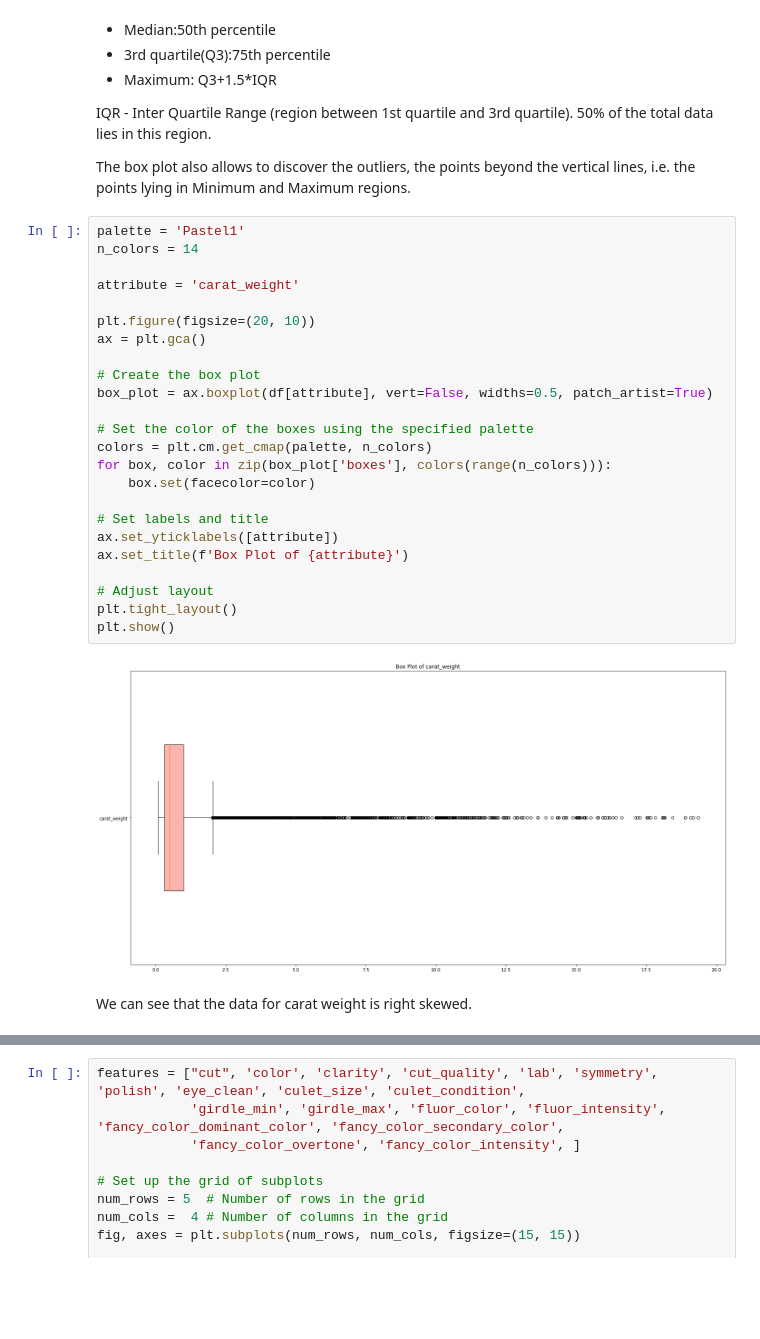
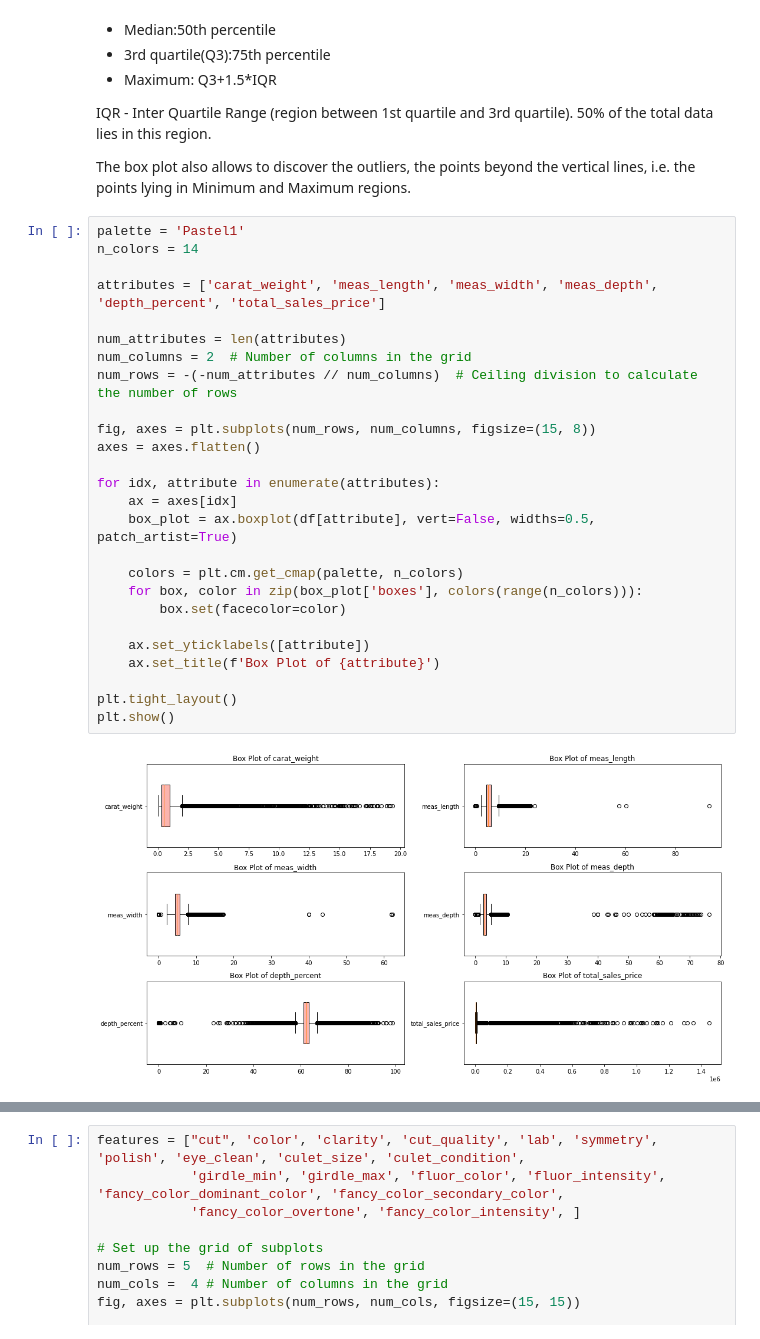
Before and after one commit to NancyPatel11/Data-Mining-Course-Project-1, a Jupyter notebook: Nancy_EDA.ipynb, the cells around one changed output, grey strips where cells are left out. Drawn from its saved outputs; the diff is of its cells as text; blank space fills up the shorter version.

```diff
--- a/Nancy_EDA.ipynb
+++ b/Nancy_EDA.ipynb
@@ -66,28 +66,28 @@ The box plot also allows to discover the outliers, the points beyond the vertica
 # %%
 palette = 'Pastel1'
 n_colors = 14
 
-attribute = 'carat_weight'
+attributes = ['carat_weight', 'meas_length', 'meas_width', 'meas_depth', 'depth_percent', 'total_sales_price']
 
-plt.figure(figsize=(20, 10))
-ax = plt.gca()
+num_attributes = len(attributes)
+num_columns = 2  # Number of columns in the grid
+num_rows = -(-num_attributes // num_columns)  # Ceiling division to calculate the number of rows
 
-# Create the box plot
-box_plot = ax.boxplot(df[attribute], vert=False, widths=0.5, patch_artist=True)
+fig, axes = plt.subplots(num_rows, num_columns, figsize=(15, 8))
+axes = axes.flatten()
 
-# Set the color of the boxes using the specified palette
-colors = plt.cm.get_cmap(palette, n_colors)
-for box, color in zip(box_plot['boxes'], colors(range(n_colors))):
-    box.set(facecolor=color)
+for idx, attribute in enumerate(attributes):
+    ax = axes[idx]
+    box_plot = ax.boxplot(df[attribute], vert=False, widths=0.5, patch_artist=True)
 
-# Set labels and title
-ax.set_yticklabels([attribute])
-ax.set_title(f'Box Plot of {attribute}')
+    colors = plt.cm.get_cmap(palette, n_colors)
+    for box, color in zip(box_plot['boxes'], colors(range(n_colors))):
+        box.set(facecolor=color)
 
-# Adjust layout
+    ax.set_yticklabels([attribute])
+    ax.set_title(f'Box Plot of {attribute}')
+
 plt.tight_layout()
 plt.show()
 # %% [output]
-[figure, old version]
+[figure, new version]
-# %% [markdown]
-We can see that the data for carat weight is right skewed.
```
Also changed, not shown: parts of 6 cells of this notebook.
